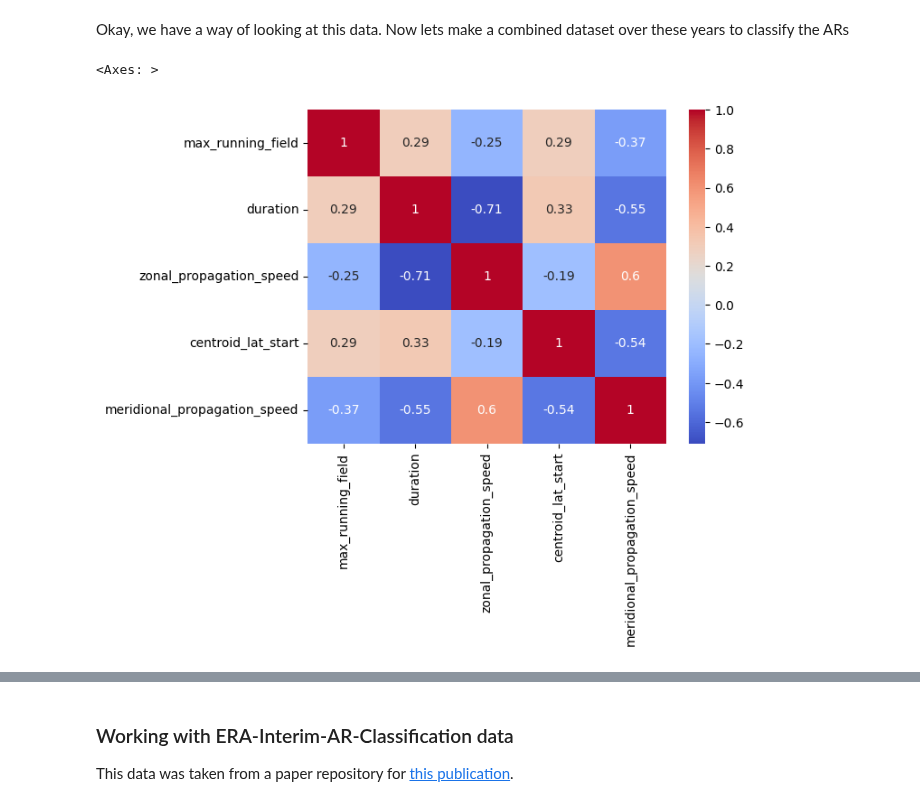
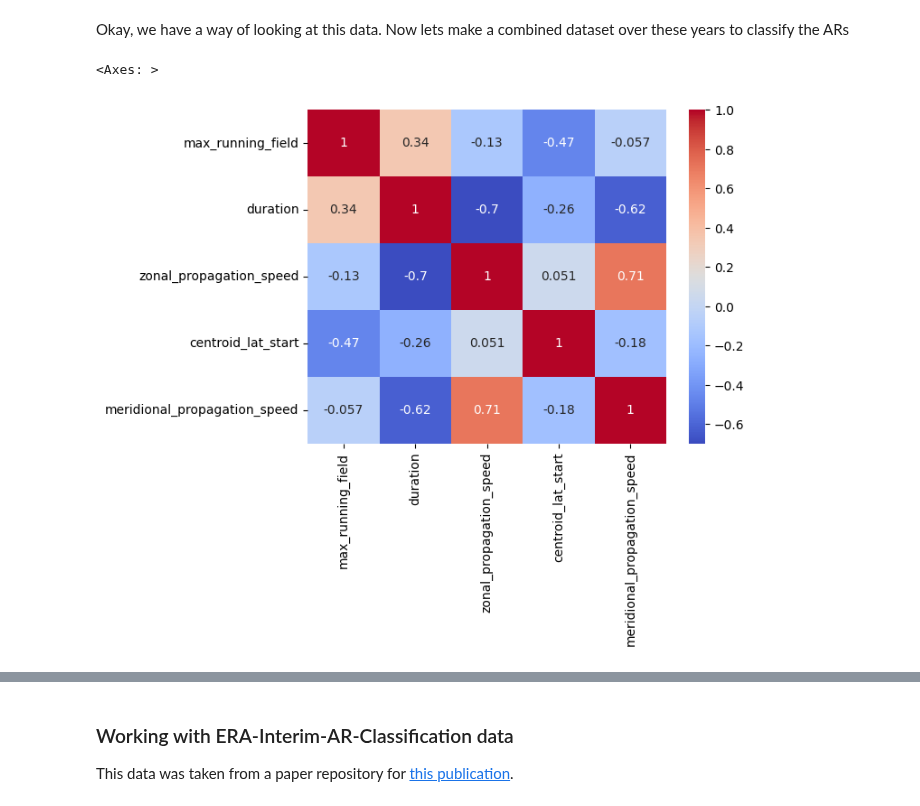
Before and after one commit to UW-ESS-DS/MLGeo-2023-Atmospheric-Rivers, a Jupyter notebook: notebooks/03_data_characterization.ipynb, the cells around one changed output, grey strips where cells are left out. Drawn from its saved outputs; the diff is of its cells as text; code cells hidden in the pictures.

```diff
--- a/notebooks/03_data_characterization.ipynb
+++ b/notebooks/03_data_characterization.ipynb
@@ -63,16 +74,22 @@ for year in years:
         event_list.append(tmp_ds.where(tmp_ds.max_running_field==tmp_ds.max_running_field.max(), drop=True).to_pandas().drop(cols_to_exclude, axis=1))
 # %%
 # Concatenate all the events into one dataframe
-event_df = pd.concat(event_list, axis=0).reset_index(drop=True)
+event_df = pd.concat(event_list, axis=0)
+# filter timestamp_stiched to months 11-4
+event_df = event_df[(event_df.timestamp_stitched.dt.month >= 11) | (event_df.timestamp_stitched.dt.month <= 4)]
+event_df['event_start'] = event_df['timestamp_stitched']
+event_df['event_end'] = event_df['timestamp_stitched'] + event_df['duration']
 # convert duration to hours as save as an integer
 event_df['duration'] =event_df['duration'].dt.days * 24
+# reset index
+event_df = event_df.reset_index(drop=True)
 # Use seaborn to create a heatmap of the data to look for correlations between variables
 # first, choose a few variables to compare
 cols_to_compare = ['max_running_field', 'duration', 'zonal_propagation_speed', 'centroid_lat_start', 'meridional_propagation_speed']
 sns.heatmap(event_df[cols_to_compare].corr(), annot=True, cmap='coolwarm')
 # %% [output]
 <Axes: >
-[figure, old version]
+[figure, new version]
 # %%
 # create a correllogram to look for correlations between variables
 sns.pairplot(event_df[cols_to_compare], diag_kind='kde', corner=True)
```
Also changed, not shown: parts of 17 cells of this notebook, 1 other file.
